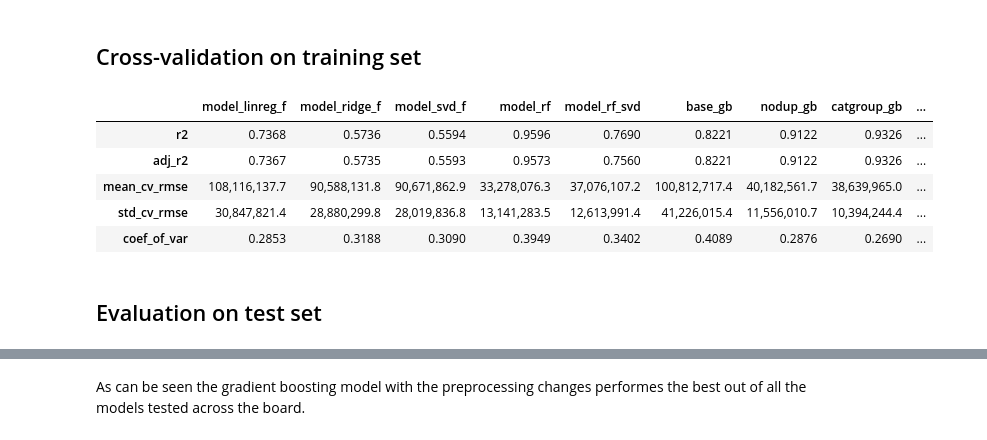
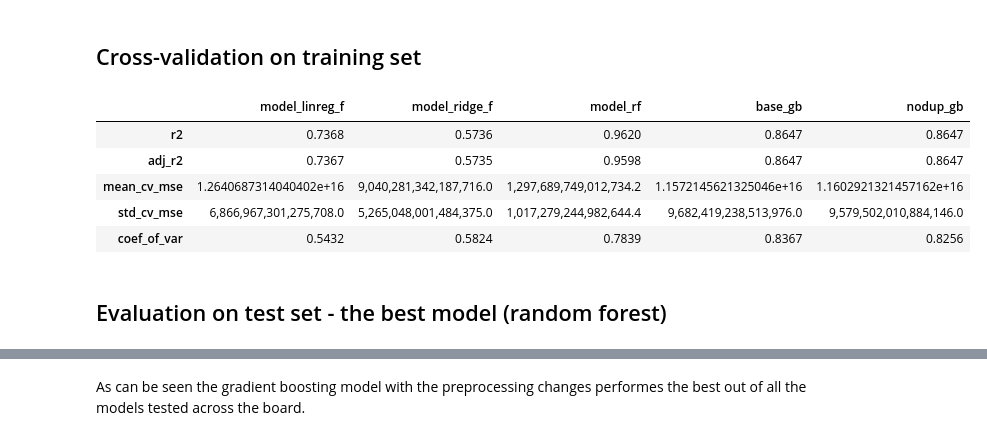
Before and after one commit to piotrpiwnik/Start-up-funding-prediction, a Jupyter notebook: Project 2/PAiB Project 2 part 2.ipynb, the cells around one changed output, grey strips where cells are left out. Cells and saved outputs as stored; diff of their text form; code cells hidden in the pictures.

```diff
--- a/Project 2/PAiB Project 2 part 2.ipynb
+++ b/Project 2/PAiB Project 2 part 2.ipynb
@@ -662,7 +520,7 @@ base_gb_cv
 # Fit gradient boosting regressor model with preprocessor
 model_nodup_gb = Pipeline(steps=[
     ('preprocessor', preprocessor),
-    ('regressor', GradientBoostingRegressor(random_state = 1541, n_estimators = 400, min_samples_split = 2, max_features = 1500, max_depth = 3, learning_rate = 0.1))
+    ('regressor', GradientBoostingRegressor())
      #these parameters are taken from a previous random search with the same parameter grid as before
 ])
 
@@ -885,28 +556,0 @@ df_flat_model.shape
-# %%
-# Adding a prefix to each of the column values - necessary to have unique column names for later, since we will be using the values inside the table to create dummies
-# loop through the columns
-for col in df_flat_model.columns:
-    # check if the column is a string column
-    if df_flat_model[col].dtype == 'object':
-        # add prefix to the values in the column
-        df_flat_model[col] = col + '_' + df_flat_model[col].astype(str)
-# %%
-string_cols = df_flat_model.select_dtypes(include=['object']).columns
-
-# Create a dictionary of aggregation functions to apply to each column
-agg_dict = {}
-for col in df_flat_model.columns:
-    if col in string_cols:
-        # for categorical variables, put the unique values per permalink into a list
-        agg_dict[col] = lambda x: x.unique().tolist()
-    else:
-        # for numerical variables, select the maximum raised amount variable,
-        # otherwise pick the first number (this should never happen though since we only have raised amount as a numeric variable)
-        agg_dict[col] = 'max' if col == 'raised_amount_usd' else 'first'
-
-# Group by name column and aggregate
-df_flat_model = df_flat_model.groupby("permalink", as_index=False).agg(agg_dict)
-
-# select the categorical/string columns and remove the square brackets that are generated by a list, then join them with a comma
-string_cols = df_flat_model.select_dtypes(include=['object']).columns
-df_flat_model[string_cols] = df_flat_model[string_cols].apply(lambda x: x.str.join(',').str.replace(r'\[|\]', ''))
@@ -1113,8 +557,8 @@ flat_tuned_gb_test
 # %% [markdown]
 #### Model's comparison
 # %%
-# Compare performance - train sets with cross-validation scoring against RMSE
-gb_performance_cross_val = pd.concat([base_gb_cv, nodup_gb_cv, catgroup_gb_cv, flat_tuned_gb_cv], axis=1)
+# Compare performance - train sets with cross-validation scoring against MSE
+gb_performance_cross_val = pd.concat([base_gb_cv, nodup_gb_cv], axis=1)
 # ---------
 gb_performance_cross_val
 # %% [output]
@@ -1452,15 +740,15 @@ rf_performance_cross_val
 ## Cross-validation on training set
 # %%
 # Please note that the thousand separators may appear incorrectly for you - if that is the case, please modify the functions at the beginning of the file as mentioned in the comments of the functions
-all_performance_cross_val = pd.concat([linear_performance_cross_val, rf_performance_cross_val, gb_performance_cross_val], axis=1)
+all_performance_cross_val = pd.concat([linear_performance_cross_val, rf_cv, gb_performance_cross_val], axis=1)
 # ---------
 all_performance_cross_val
 # %% [output]
-|  | model_linreg_f | model_ridge_f | model_svd_f | model_rf | model_rf_svd | base_gb | nodup_gb | catgroup_gb | ... |
-| r2 | 0.7368 | 0.5736 | 0.5594 | 0.9596 | 0.7690 | 0.8221 | 0.9122 | 0.9326 | ... |
-| adj_r2 | 0.7367 | 0.5735 | 0.5593 | 0.9573 | 0.7560 | 0.8221 | 0.9122 | 0.9326 | ... |
-| mean_cv_rmse | 108,116,137.7 | 90,588,131.8 | 90,671,862.9 | 33,278,076.3 | 37,076,107.2 | 100,812,717.4 | 40,182,561.7 | 38,639,965.0 | ... |
-| std_cv_rmse | 30,847,821.4 | 28,880,299.8 | 28,019,836.8 | 13,141,283.5 | 12,613,991.4 | 41,226,015.4 | 11,556,010.7 | 10,394,244.4 | ... |
-| coef_of_var | 0.2853 | 0.3188 | 0.3090 | 0.3949 | 0.3402 | 0.4089 | 0.2876 | 0.2690 | ... |
+|  | model_linreg_f | model_ridge_f | model_rf | base_gb | nodup_gb |
+| r2 | 0.7368 | 0.5736 | 0.9620 | 0.8647 | 0.8647 |
+| adj_r2 | 0.7367 | 0.5735 | 0.9598 | 0.8647 | 0.8647 |
+| mean_cv_mse | 1.2640687314040402e+16 | 9,040,281,342,187,716.0 | 1,297,689,749,012,734.2 | 1.1572145621325046e+16 | 1.1602921321457162e+16 |
+| std_cv_mse | 6,866,967,301,275,708.0 | 5,265,048,001,484,375.0 | 1,017,279,244,982,644.4 | 9,682,419,238,513,976.0 | 9,579,502,010,884,146.0 |
+| coef_of_var | 0.5432 | 0.5824 | 0.7839 | 0.8367 | 0.8256 |
 # %% [markdown]
-## Evaluation on test set
+## Evaluation on test set - the best model (random forest)
```
Also changed, not shown: parts of 92 cells of this notebook.
